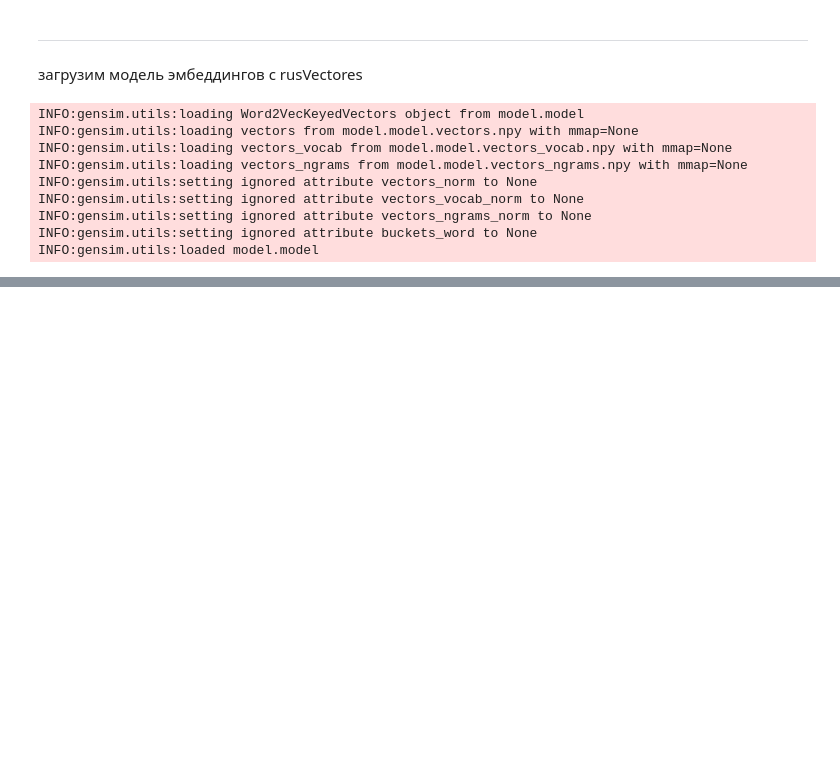
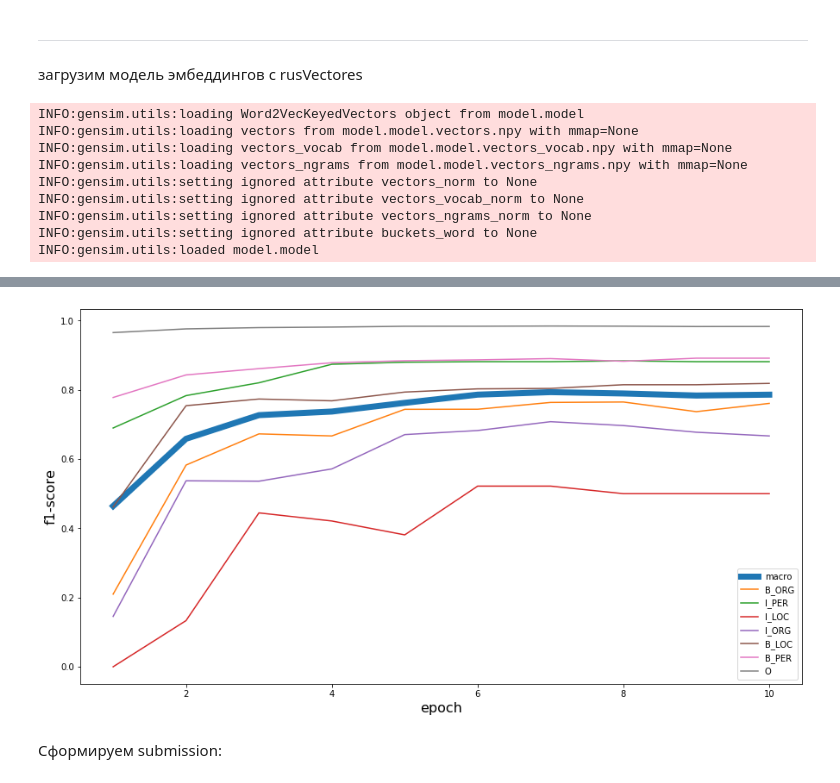
Before and after one commit to Valentin-Buchnev/NLP-mipt, a Jupyter notebook: hw2/solution.ipynb, the cells around one changed output, grey strips where cells are left out. Drawn from its saved outputs; the diff is of its cells as text; code cells hidden in the pictures; blank space fills up the shorter version.

```diff
--- a/hw2/solution.ipynb
+++ b/hw2/solution.ipynb
@@ -549,0 +549,24 @@ rusvectores + BiLSTM + CRF - 0.36 f1-score на kaggle
+# %%
+class Bert():
+    def __init__(self, wv):
+        self.wv = wv
+
+    def __getitem__(self, text):
+        output = [self.wv[word] for word in text]
+        return np.stack(output, axis=0)
+# %%
+model = Bert(wv=bert_wv)
+# %%
+learn = NerLearner(
+    train_df_path="~/study/5course/NLP-mipt/hw2/train_data.csv",
+    valid_df_path="~/study/5course/NLP-mipt/hw2/val_data.csv",
+    test_df_path="~/study/5course/NLP-mipt/hw2/test_data.csv",
+    embedder=model,
+    tensorboard_dir="logs",
+    embedding_size=768,
+    hidden_dim=1024,
+    lr=0.0004,
+    use_embeds=False
+)
+# %%
+learn.fit(10)
@@ -549,0 +666,6 @@ rusvectores + BiLSTM + CRF - 0.36 f1-score на kaggle
+# %%
+learn.plot_learning_curve()
+# %% [output]
+[figure, added]
+# %% [markdown]
+Сформируем submission:
```
Also changed, not shown: parts of 24 cells of this notebook, 2 other files.
